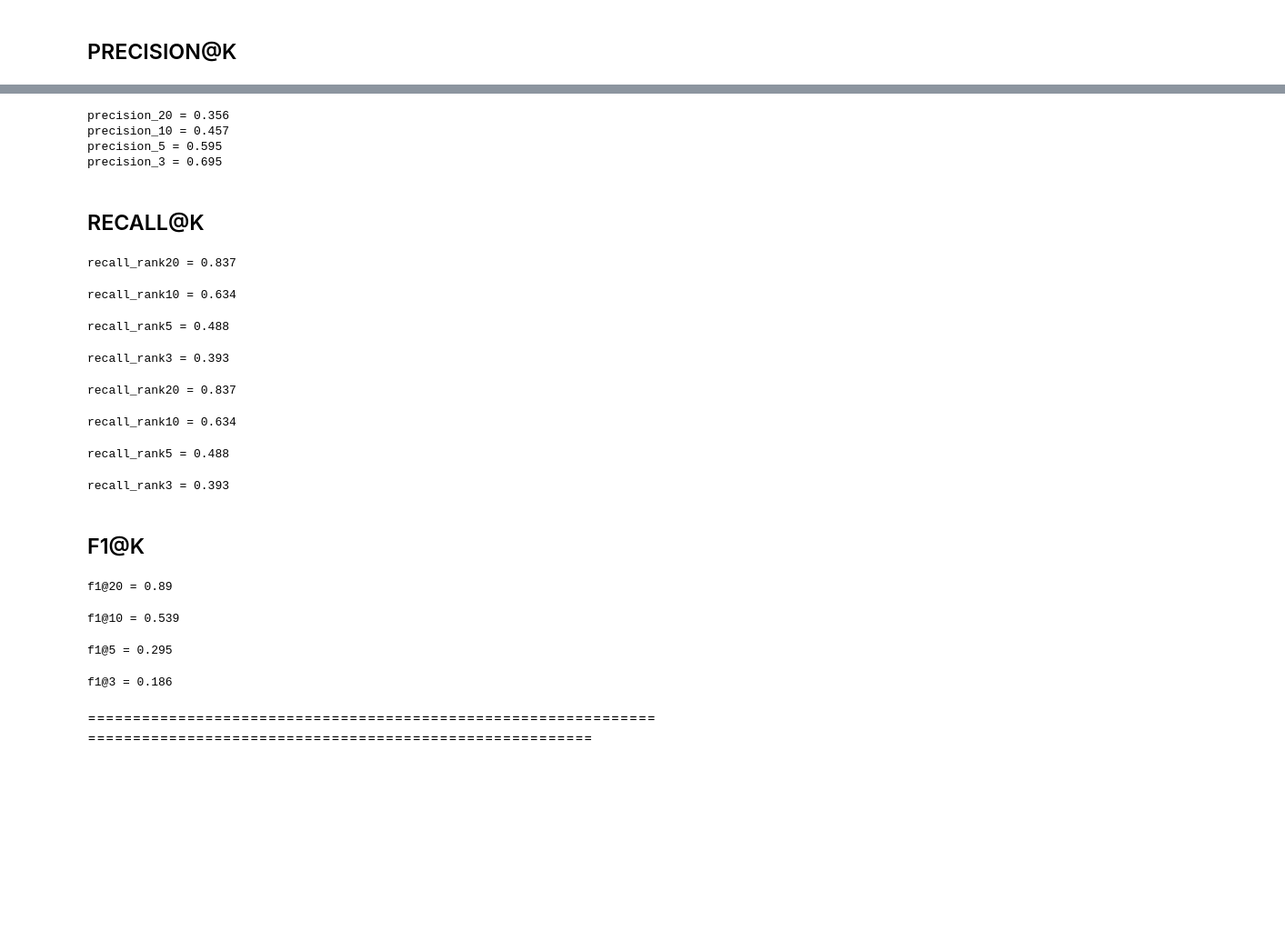
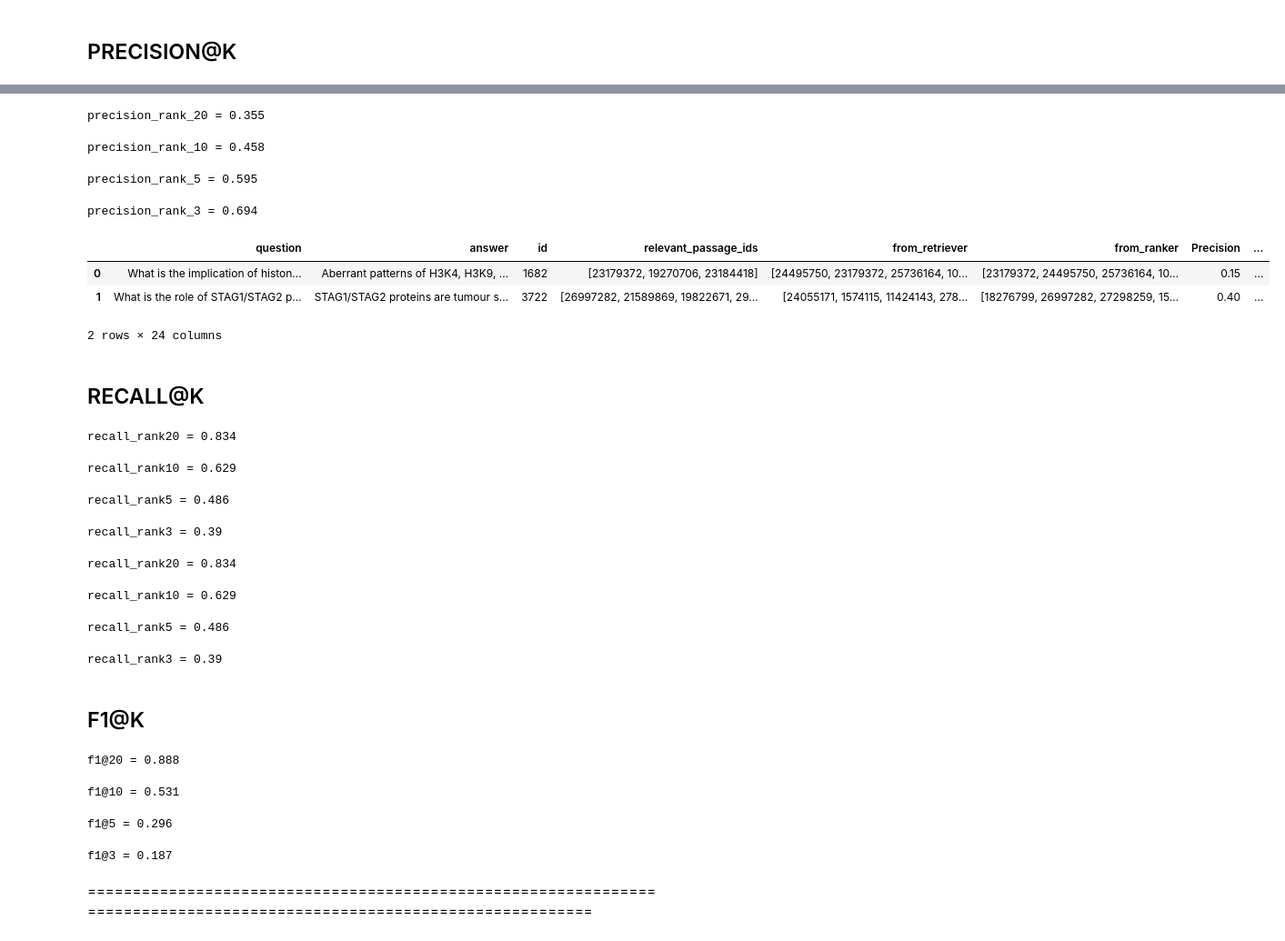
Before and after one commit to ZavrazhinMA/RAG_eval, a Jupyter notebook: rag_eval_retrieval_part.ipynb, the cells around one changed output, grey strips where cells are left out. Shown at 91% size. Saved outputs shown, nothing was run; the diff lists cells and outputs as text; code cells hidden in the pictures; blank space fills up the shorter version.

```diff
--- a/rag_eval_retrieval_part.ipynb
+++ b/rag_eval_retrieval_part.ipynb
@@ -175,42 +174,48 @@ df_rag.head(2)
 # %%
 for k in [20, 10, 5, 3]:
-    print(f"precision_{k} = {df_rag[f'Precision_rank{k}'].mean().round(3)}")
+    df_rag = calculate_precision(df_rag, "from_ranker", "relevant_passage_ids", output_col=f'Precision_rank_{k}', k=k)
+    print(f"precision_rank_{k} = {round(df_rag[f'Precision_rank_{k}'].mean(), 3)}")
+df_rag.head(2)
 # %% [output]
-precision_20 = 0.356
-precision_10 = 0.457
-precision_5 = 0.595
-precision_3 = 0.695
+precision_rank_20 = 0.355
+precision_rank_10 = 0.458
+precision_rank_5 = 0.595
+precision_rank_3 = 0.694
+|  | question | answer | id | relevant_passage_ids | from_retriever | from_ranker | Precision | ... |
+| 0 | What is the implication of histon... | Aberrant patterns of H3K4, H3K9, ... | 1682 | [23179372, 19270706, 23184418] | [24495750, 23179372, 25736164, 10... | [23179372, 24495750, 25736164, 10... | 0.15 | ... |
+| 1 | What is the role of STAG1/STAG2 p... | STAG1/STAG2 proteins are tumour s... | 3722 | [26997282, 21589869, 19822671, 29... | [24055171, 1574115, 11424143, 278... | [18276799, 26997282, 27298259, 15... | 0.40 | ... |
+2 rows × 24 columns
 # %% [markdown]
 ## RECALL@K
 # %%
 for k in [20, 10, 5, 3]:
     df_rag = recall_sklearn(df_rag, "from_ranker", "relevant_passage_ids", output_col=f'recall_rank{k}', k=k)
-    print(f"recall_rank{k} = {df_rag[f'recall_rank{k}'].mean().round(3)}")
+    print(f"recall_rank{k} = {round(df_rag[f'recall_rank{k}'].mean(), 3)}")
 # %% [output]
-recall_rank20 = 0.837
+recall_rank20 = 0.834
-recall_rank10 = 0.634
+recall_rank10 = 0.629
-recall_rank5 = 0.488
+recall_rank5 = 0.486
-recall_rank3 = 0.393
+recall_rank3 = 0.39
 # %%
 for k in [20, 10, 5, 3]:
-    df_rag =calculate_recall(df_rag, "from_ranker", "relevant_passage_ids", output_col=f'recall_rank{k}', k=k)
-    print(f"recall_rank{k} = {df_rag[f'recall_rank{k}'].mean().round(3)}")
+    df_rag = calculate_recall(df_rag, "from_ranker", "relevant_passage_ids", output_col=f'recall_rank_{k}', k=k)
+    print(f"recall_rank{k} = {round(df_rag[f'recall_rank_{k}'].mean(), 3)}")
 # %% [output]
-recall_rank20 = 0.837
+recall_rank20 = 0.834
-recall_rank10 = 0.634
+recall_rank10 = 0.629
-recall_rank5 = 0.488
+recall_rank5 = 0.486
-recall_rank3 = 0.393
+recall_rank3 = 0.39
 # %% [markdown]
 ## F1@K
 # %%
 for k in [20, 10, 5, 3]:
-    df_rag =fbeta_sklearn(df_rag, "from_retriever", "relevant_passage_ids", output_col=f'f1@{k}', k=k)
-    print(f"f1@{k} = {df_rag[f'f1@{k}'].mean().round(3)}")
+    df_rag = fbeta_sklearn(df_rag, "from_retriever", "relevant_passage_ids", output_col=f'f1@{k}', k=k)
+    print(f"f1@{k} = {round(df_rag[f'f1@{k}'].mean(), 3)}")
 # %% [output]
-f1@20 = 0.89
+f1@20 = 0.888
-f1@10 = 0.539
+f1@10 = 0.531
-f1@5 = 0.295
+f1@5 = 0.296
-f1@3 = 0.186
+f1@3 = 0.187
 # %% [markdown]
 =======================================================================================================================
 # %% [markdown]
```
Also changed, not shown: parts of 25 cells of this notebook, 1 other file.
